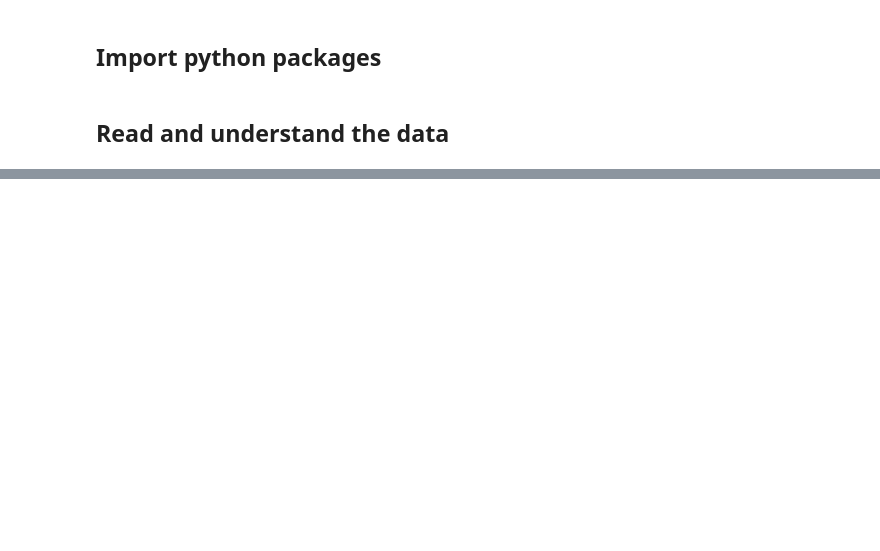
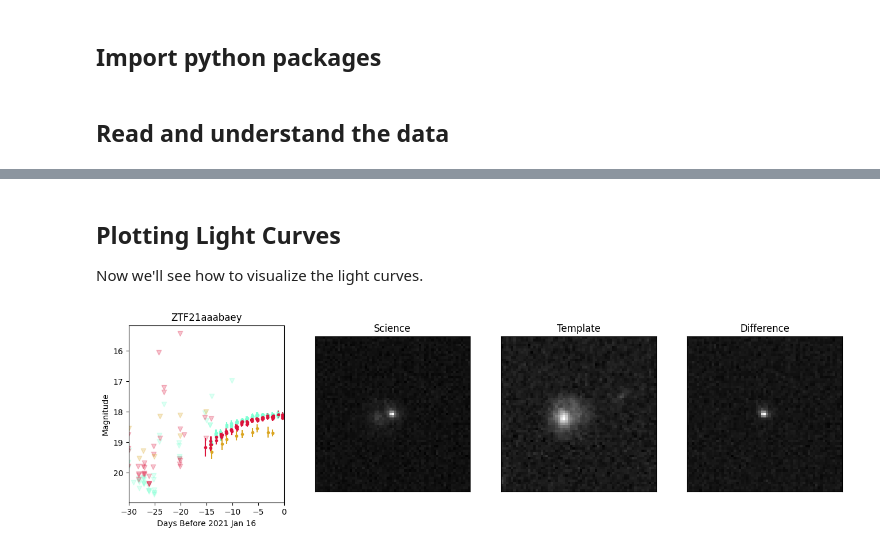
Before and after one commit to annayqho/LSST_summer_school_2025_Flatiron, a Jupyter notebook: Fast_Transients_Ho.ipynb, the cells around one changed output, grey strips where cells are left out. Drawn from its saved outputs; the diff is of its cells as text; code cells hidden in the pictures; blank space fills up the shorter version.

```diff
--- a/Fast_Transients_Ho.ipynb
+++ b/Fast_Transients_Ho.ipynb
@@ -378,0 +180,28 @@ Follow-up observations of ZTF21aagwbjr, prompted by the optical fast transient d
+# %%
+def is_transient(dflc):
+
+    candidate = dflc.loc[0]
+
+    # Caution...sometimes positive subtractions are indicated with 't' (True)
+    # and sometimes with '1'
+    is_positive_sub = np.logical_or(candidate['isdiffpos'] == 't', candidate['isdiffpos'] == '1')
+
+    if (candidate['distpsnr1'] is None) or (candidate['distpsnr1'] > 1.5):
+        no_pointsource_counterpart = True
+    else:
+        if candidate['sgscore1'] < 0.5:
+            no_pointsource_counterpart = True
+        else:
+            no_pointsource_counterpart = False
+
+    where_detected = (np.logical_or(dflc['isdiffpos'] == 't', dflc['isdiffpos'] == '1')) # nondetections will be None
+    if np.sum(where_detected) >= 2:
+        detection_times = dflc.loc[where_detected,'jd'].values
+        dt = np.diff(detection_times)
+        not_moving = np.max(dt) >= (30*u.minute).to(u.day).value
+    else:
+        not_moving = False
+
+    no_ssobject = (candidate['ssdistnr'] is None) or (candidate['ssdistnr'] < 0) or (candidate['ssdistnr'] > 5)
+
+    return is_positive_sub and no_pointsource_counterpart and not_moving and no_ssobject
@@ -378,0 +210,8 @@ Follow-up observations of ZTF21aagwbjr, prompted by the optical fast transient d
+# %%
+transient_alerts = []
+
+for packet in filter(is_alert_pure,generate_dictionaries(DATA_DIR)):
+    dflc = make_dataframe(packet)
+    if is_transient(dflc):
+        print(packet['objectId'])
+        transient_alerts.append(packet)
@@ -378,0 +236,4 @@ Follow-up observations of ZTF21aagwbjr, prompted by the optical fast transient d
+# %%
+# Name might appear multiple times (same object might generate multiple alerts)
+objectIds = np.array([val['objectId'] for val in transient_alerts])
+print("%s unique objects pass our filter" %len(np.unique(objectIds)))
@@ -378,0 +252,3 @@ Follow-up observations of ZTF21aagwbjr, prompted by the optical fast transient d
+# %% [markdown]
+## Plotting Light Curves
+Now we'll see how to visualize the light curves.
@@ -378,0 +318,5 @@ Follow-up observations of ZTF21aagwbjr, prompted by the optical fast transient d
+# %%
+# Let's see the cutouts and light curves for one of the 68 objects that passed our criteria.
+show_all(transient_alerts[np.where(objectIds=='ZTF21aaabaey')[0][0]])
+# %% [output]
+[figure, added]
```
Also changed, not shown: parts of 98 cells of this notebook.
